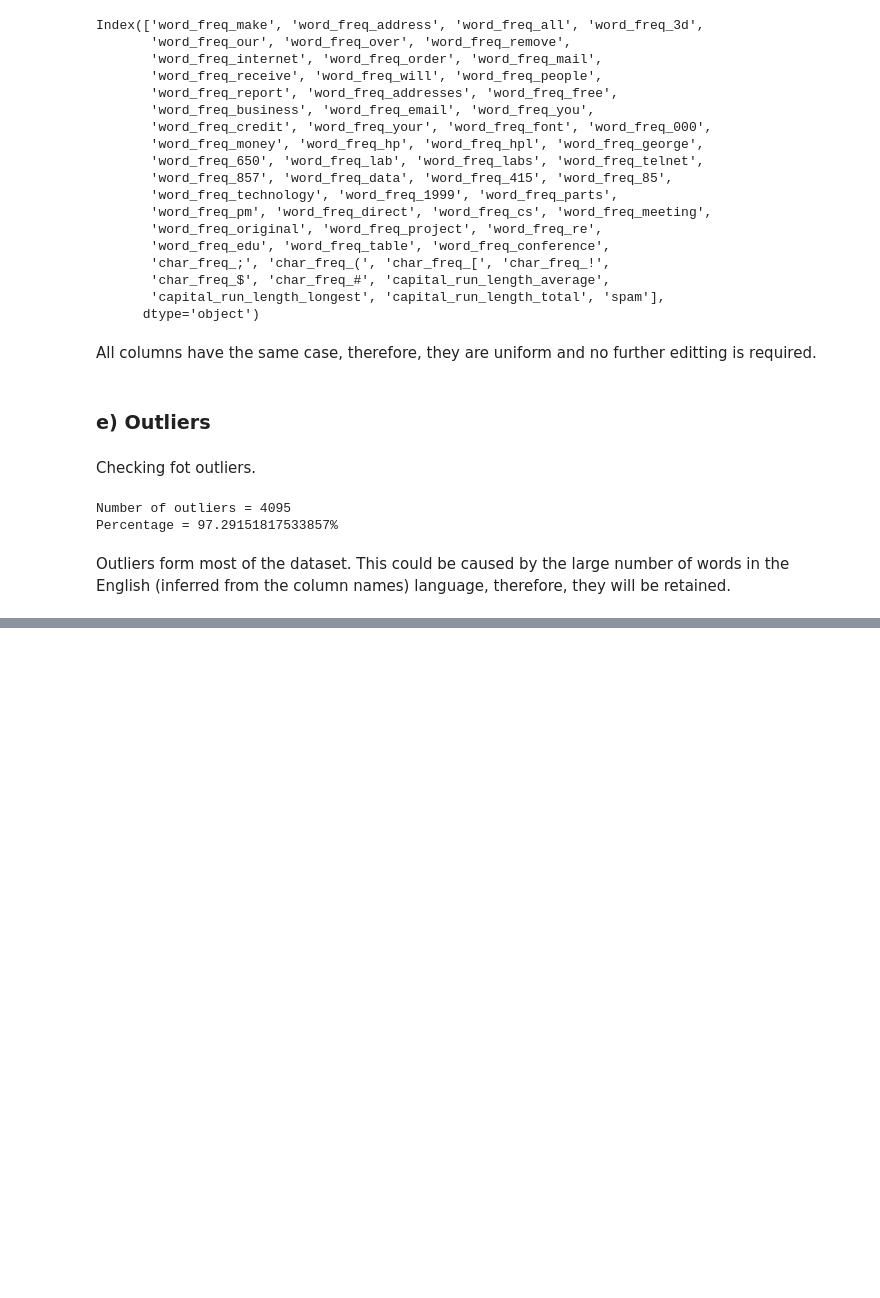
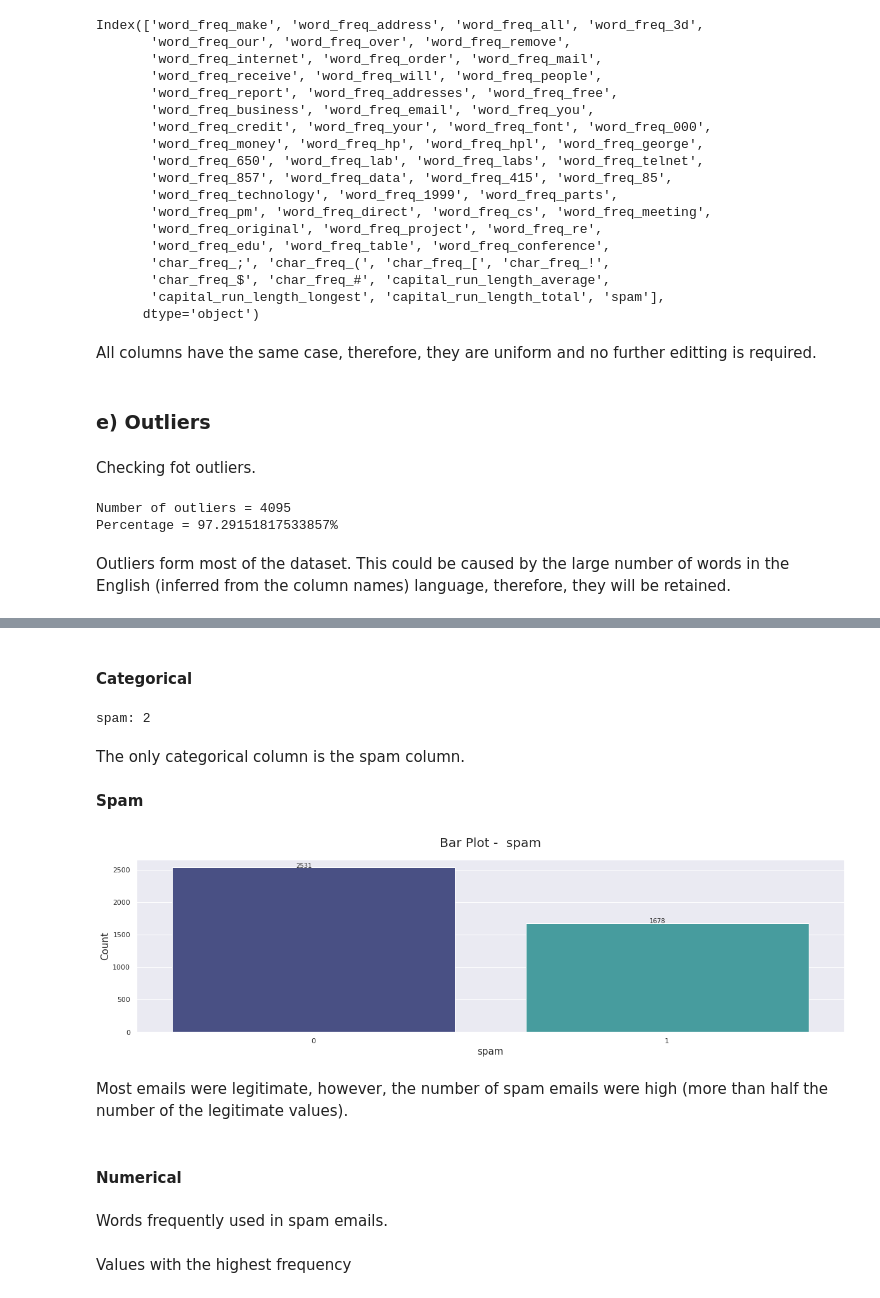
Before and after one commit to deborahmasibo/Moringa-Core-Module-2-Week-4-IP, a Jupyter notebook: Naive_Bayes_Classification.ipynb, the cells around one changed output, grey strips where cells are left out. Saved outputs shown, nothing was run; the diff lists cells and outputs as text; code cells hidden in the pictures; blank space fills up the shorter version.

```diff
--- a/Naive_Bayes_Classification.ipynb
+++ b/Naive_Bayes_Classification.ipynb
@@ -51,10 +62,11 @@ import matplotlib.pyplot as plt
 import seaborn as sns
 from sklearn.model_selection import train_test_split
 from sklearn.feature_selection import SelectFromModel
-from sklearn.preprocessing import StandardScaler, LabelEncoder
+from sklearn.ensemble import RandomForestClassifier
+from sklearn.preprocessing import StandardScaler, LabelEncoder, Normalizer, MinMaxScaler
 from sklearn.discriminant_analysis import LinearDiscriminantAnalysis as LDA
 from sklearn.model_selection import train_test_split
-from sklearn.metrics import  r2_score, f1_score, precision_score, recall_score, classification_report, accuracy_score, confusion_matrix
+from sklearn.metrics import  r2_score, f1_score, precision_score, recall_score, classification_report, accuracy_score, confusion_matrix, ConfusionMatrixDisplay
 from sklearn.naive_bayes import GaussianNB, MultinomialNB, BernoulliNB, ComplementNB, CategoricalNB
 from sklearn.model_selection import GridSearchCV, RandomizedSearchCV
 from sklearn.tree import export_graphviz
@@ -63,7 +75,7 @@ from IPython.display import Image
 import pydotplus
 import os
 # Using seaborn style defaults and setting the default figure size
-sns.set(rc={'figure.figsize'(30, 5)})
+sns.set(rc={'figure.figsize':(30, 5)})
 from warnings import filterwarnings
 filterwarnings('ignore')
 %matplotlib inline
@@ -332,0 +351,37 @@ Outliers form most of the dataset. This could be caused by the large number of w
+# %% [markdown]
+#### Categorical
+# %%
+# Categorical Plots
+def CatPlots(column, rot, data):
+  fig,ax  = plt.subplots(figsize = (20,5))
+  sns.countplot(data[column], palette = 'mako', orient = 'v')
+  plt.title('Bar Plot -  '+ column, fontsize=20, y = 1.05)
+  plt.xticks(rotation = rot)
+  plt.xlabel(column, fontsize=15)
+  plt.ylabel('Count', fontsize=15)
+  for p in ax.patches:
+   ax.annotate('{}'.format(p.get_height()), (p.get_x()+0.35, p.get_height()+0.01))
+  plt.show()
+# %%
+# Number of unique values per column
+for col in spam_analysis.columns.tolist():
+  length = len(spam_analysis[col].unique())
+  if length < 20:
+    print(f'{col}: {length}')
+# %% [output]
+spam: 2
+# %% [markdown]
+The only categorical column is the spam column.
+# %% [markdown]
+**Spam**
+# %%
+# Email status
+CatPlots('spam', 0, spam_analysis)
+# %% [output]
+[figure, added]
+# %% [markdown]
+Most emails were legitimate, however, the number of spam emails were high (more than half the number of the legitimate values).
+# %% [markdown]
+#### Numerical
+# %% [markdown]
+Words frequently used in spam emails.
@@ -332,0 +401,2 @@ Outliers form most of the dataset. This could be caused by the large number of w
+# %% [markdown]
+Values with the highest frequency
```
Also changed, not shown: parts of 140 cells of this notebook.
